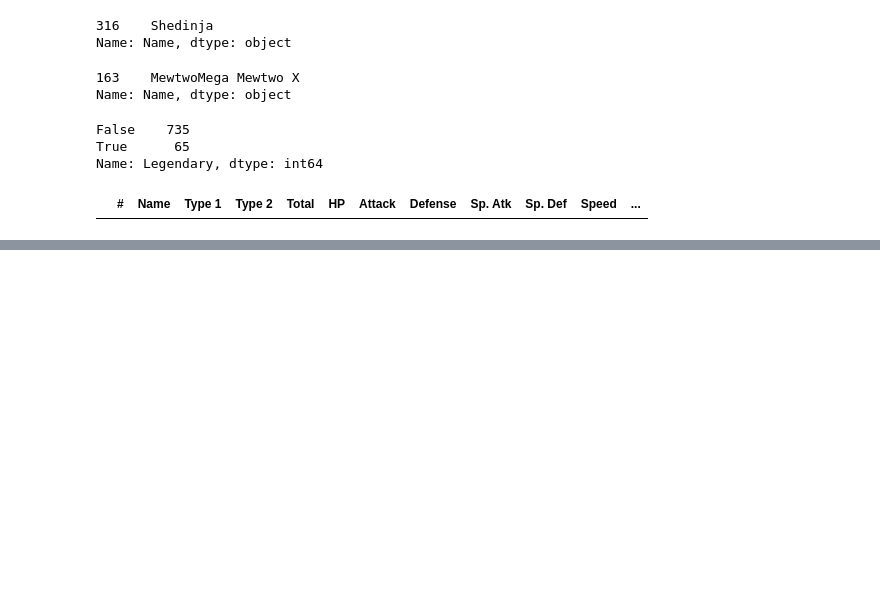
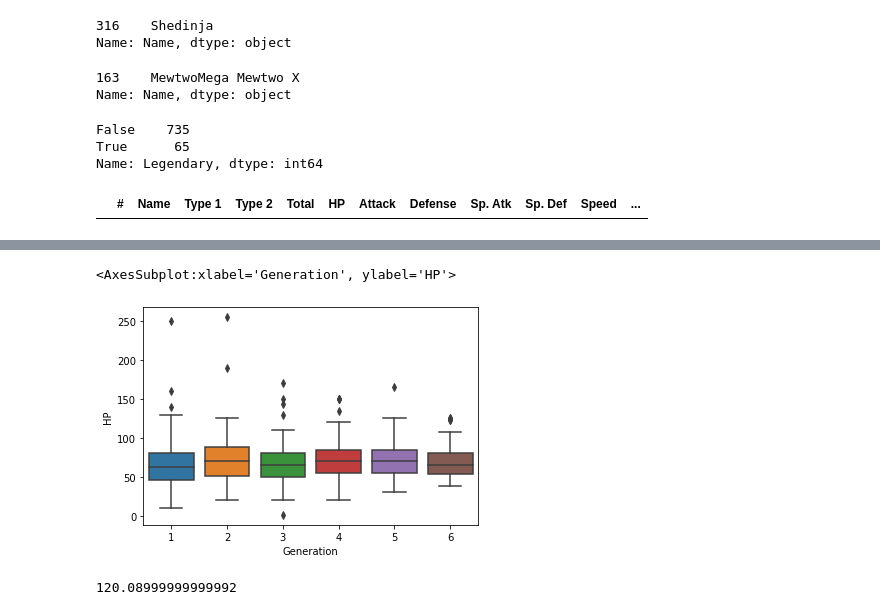
Before and after one commit to jerrymusaga/DataScience, a Jupyter notebook: StackUp/eda/stack.ipynb, the cells around one changed output, grey strips where cells are left out. Cells and saved outputs as stored; diff of their text form; code cells hidden in the pictures; blank space fills up the shorter version.

```diff
--- a/StackUp/eda/stack.ipynb
+++ b/StackUp/eda/stack.ipynb
@@ -118,0 +189,10 @@ duplicated
+# %%
+sns.boxplot(x="Generation", y="HP", data=df)
+# %% [output]
+<AxesSubplot:xlabel='Generation', ylabel='HP'>
+[figure, added]
+# %%
+quantile_97 = df["HP"].quantile(0.97)
+quantile_97
+# %% [output]
+120.08999999999992
```
Also changed, not shown: parts of 11 cells of this notebook.
